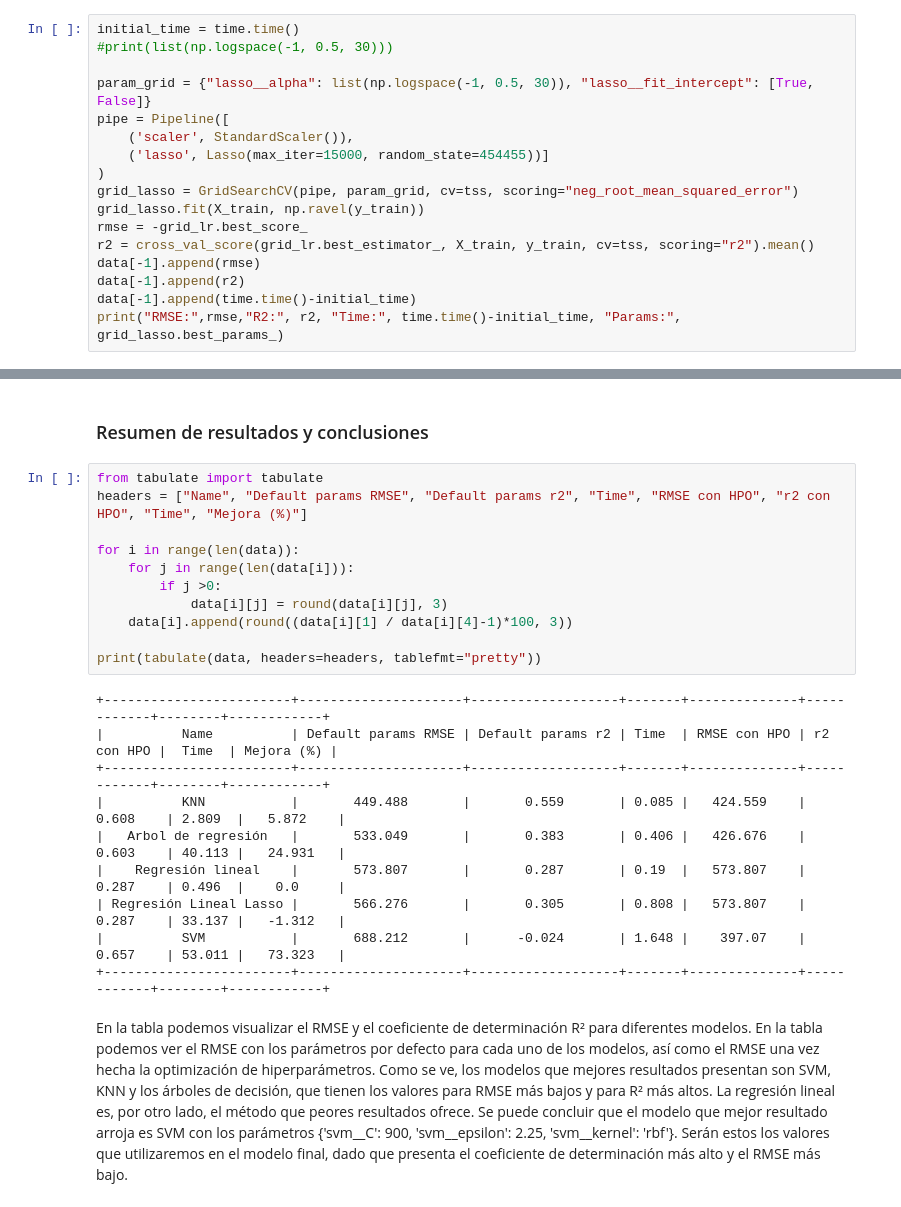
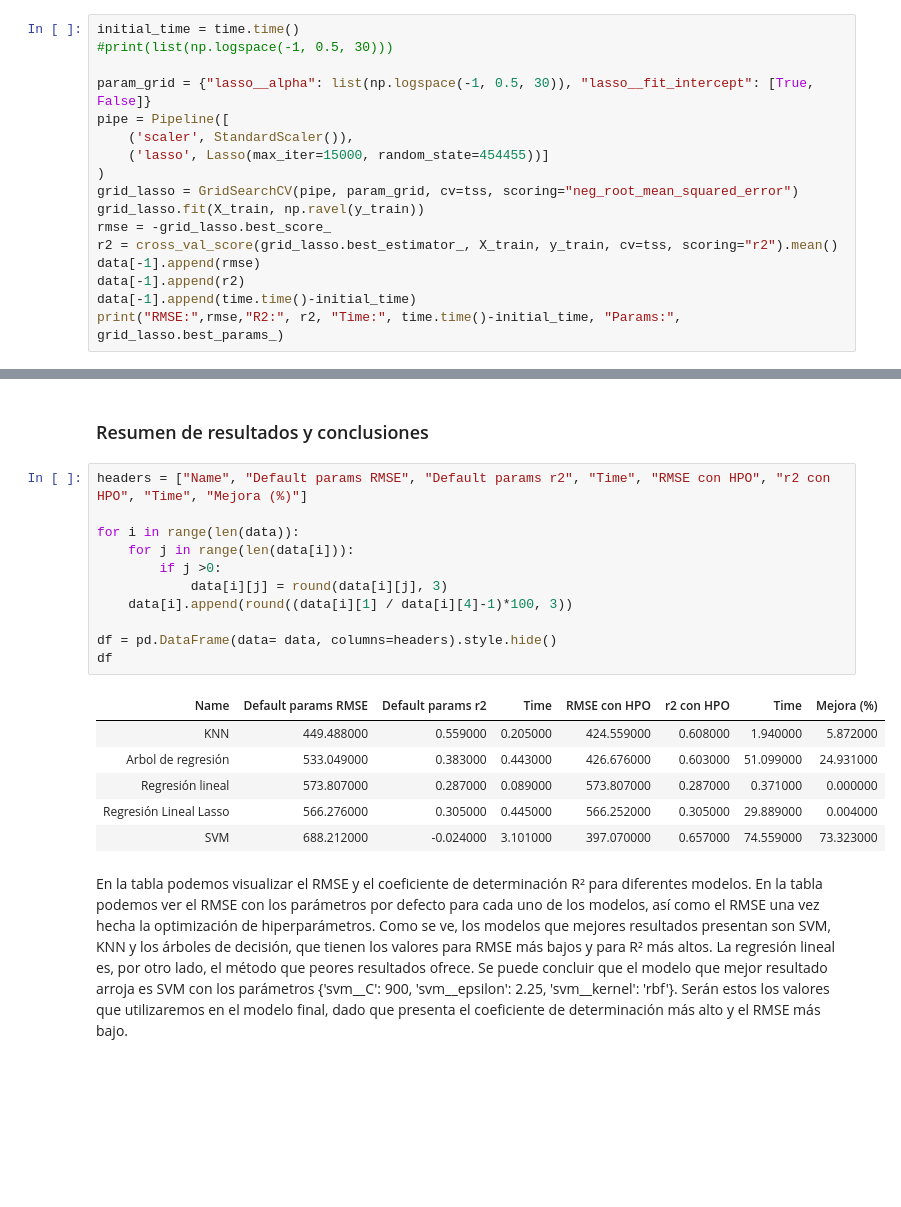
Before and after one commit to RodrigoMaroto/Practica1-ML, a Jupyter notebook: Parte1.ipynb, the cells around one changed output, grey strips where cells are left out. Cells and saved outputs as stored; diff of their text form; blank space fills up the shorter version.

```diff
--- a/Parte1.ipynb
+++ b/Parte1.ipynb
@@ -344,8 +336,8 @@ pipe = Pipeline([
 )
 grid_lasso = GridSearchCV(pipe, param_grid, cv=tss, scoring="neg_root_mean_squared_error")
 grid_lasso.fit(X_train, np.ravel(y_train))
-rmse = -grid_lr.best_score_
-r2 = cross_val_score(grid_lr.best_estimator_, X_train, y_train, cv=tss, scoring="r2").mean()
+rmse = -grid_lasso.best_score_
+r2 = cross_val_score(grid_lasso.best_estimator_, X_train, y_train, cv=tss, scoring="r2").mean()
 data[-1].append(rmse)
 data[-1].append(r2)
 data[-1].append(time.time()-initial_time)
@@ -395,26 +387,23 @@ RMSE: 397.0696148849626 R2: 0.6570609181980099 Time: 53.01059603691101 Params: {
 # %% [markdown]
 ### Resumen de resultados y conclusiones
 # %%
-from tabulate import tabulate
 headers = ["Name", "Default params RMSE", "Default params r2", "Time", "RMSE con HPO", "r2 con HPO", "Time", "Mejora (%)"]
 
 for i in range(len(data)):
     for j in range(len(data[i])):
         if j >0:
             data[i][j] = round(data[i][j], 3)
     data[i].append(round((data[i][1] / data[i][4]-1)*100, 3))
 
-print(tabulate(data, headers=headers, tablefmt="pretty"))
+df = pd.DataFrame(data= data, columns=headers).style.hide()
+df
 # %% [output]
-+------------------------+---------------------+-------------------+-------+--------------+------------+--------+------------+
-|          Name          | Default params RMSE | Default params r2 | Time  | RMSE con HPO | r2 con HPO |  Time  | Mejora (%) |
-+------------------------+---------------------+-------------------+-------+--------------+------------+--------+------------+
-|          KNN           |       449.488       |       0.559       | 0.085 |   424.559    |   0.608    | 2.809  |   5.872    |
-|   Arbol de regresión   |       533.049       |       0.383       | 0.406 |   426.676    |   0.603    | 40.113 |   24.931   |
-|    Regresión lineal    |       573.807       |       0.287       | 0.19  |   573.807    |   0.287    | 0.496  |    0.0     |
-| Regresión Lineal Lasso |       566.276       |       0.305       | 0.808 |   573.807    |   0.287    | 33.137 |   -1.312   |
-|          SVM           |       688.212       |      -0.024       | 1.648 |    397.07    |   0.657    | 53.011 |   73.323   |
-+------------------------+---------------------+-------------------+-------+--------------+------------+--------+------------+
+| Name | Default params RMSE | Default params r2 | Time | RMSE con HPO | r2 con HPO | Time | Mejora (%) |
+| KNN | 449.488000 | 0.559000 | 0.205000 | 424.559000 | 0.608000 | 1.940000 | 5.872000 |
+| Arbol de regresión | 533.049000 | 0.383000 | 0.443000 | 426.676000 | 0.603000 | 51.099000 | 24.931000 |
+| Regresión lineal | 573.807000 | 0.287000 | 0.089000 | 573.807000 | 0.287000 | 0.371000 | 0.000000 |
+| Regresión Lineal Lasso | 566.276000 | 0.305000 | 0.445000 | 566.252000 | 0.305000 | 29.889000 | 0.004000 |
+| SVM | 688.212000 | -0.024000 | 3.101000 | 397.070000 | 0.657000 | 74.559000 | 73.323000 |
 # %% [markdown]
 En la tabla podemos visualizar el RMSE y el coeficiente de determinación R² para diferentes modelos. En la tabla podemos ver el RMSE con los parámetros por defecto para cada uno de los modelos, así como el RMSE una vez hecha la optimización de hiperparámetros. Como se ve, los modelos que mejores resultados presentan son SVM, KNN y los árboles de decisión, que tienen los valores para RMSE más bajos y para R² más altos. La regresión lineal es, por otro lado, el método que peores resultados ofrece.
 Se puede concluir que el modelo que mejor resultado arroja es SVM con los parámetros {'svm__C': 900, 'svm__epsilon': 2.25, 'svm__kernel': 'rbf'}. Serán estos los valores que utilizaremos en el modelo final, dado que presenta el coeficiente de determinación más alto y el RMSE más bajo.
```
Also changed, not shown: parts of 21 cells of this notebook, 1 other file.
